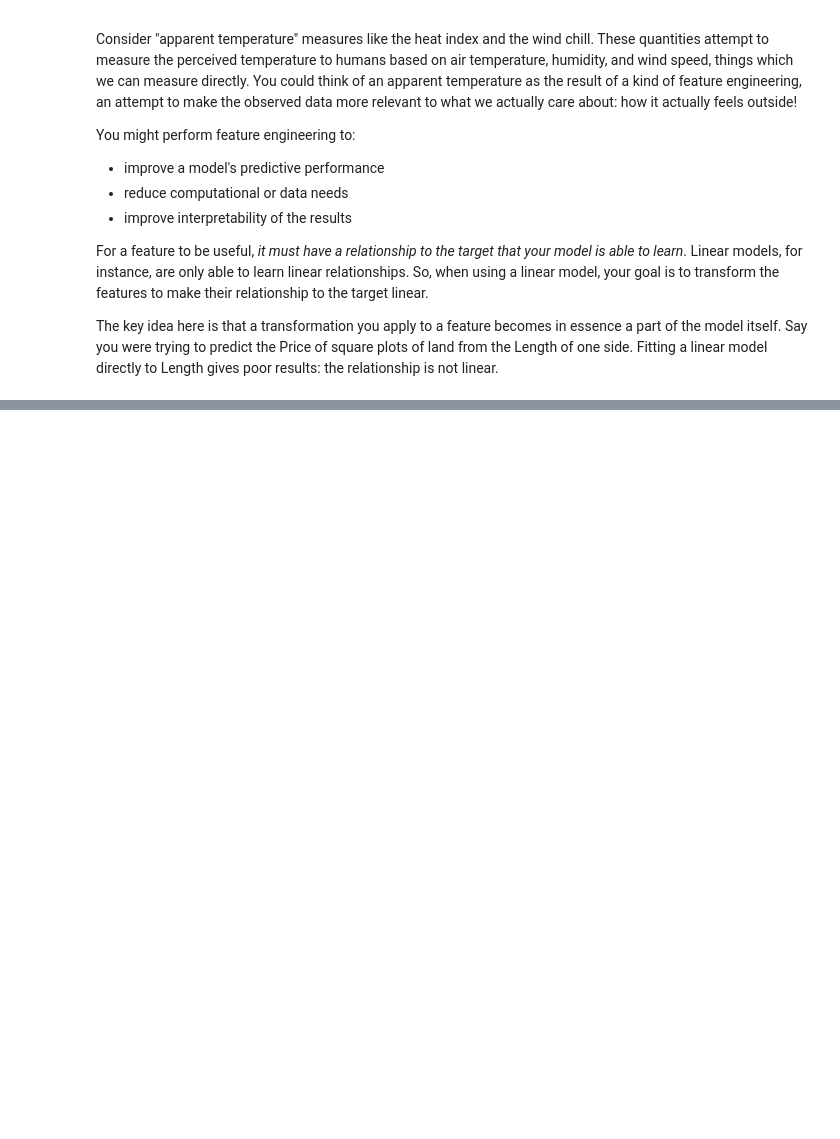
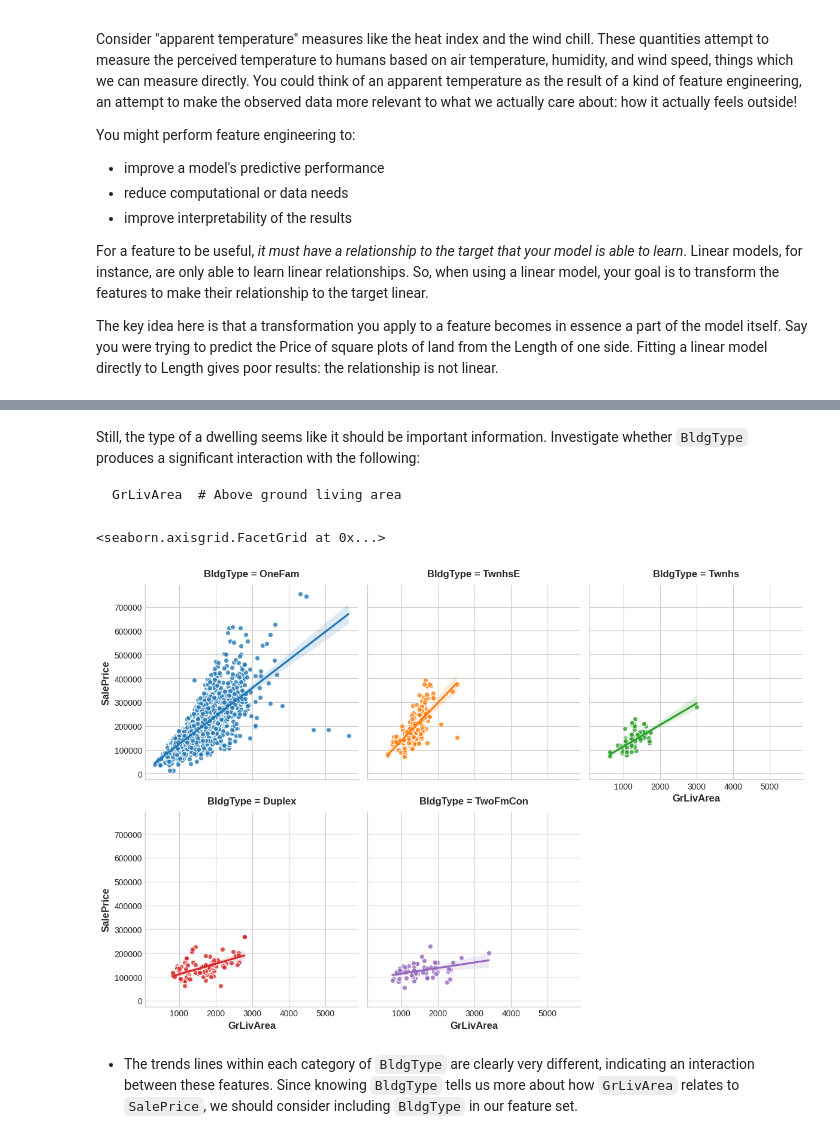
Before and after one commit to nachoacev/practice-data-science, a Jupyter notebook: FeatureEngineering.ipynb, the cells around one changed output, grey strips where cells are left out. Drawn from its saved outputs; the diff is of its cells as text; code cells hidden in the pictures; blank space fills up the shorter version.

````diff
--- a/FeatureEngineering.ipynb
+++ b/FeatureEngineering.ipynb
@@ -30,0 +182,17 @@ The key idea here is that a transformation you apply to a feature becomes in ess
+# %% [markdown]
+Still, the type of a dwelling seems like it should be important information. Investigate whether ``BldgType`` produces a significant interaction with the following:
+```
+GrLivArea  # Above ground living area
+```
+# %%
+feature = "GrLivArea"
+
+sns.lmplot(
+    x=feature, y="SalePrice", hue="BldgType", col="BldgType",
+    data=df, scatter_kws={"edgecolor": 'w'}, col_wrap=3, height=4
+)
+# %% [output]
+<seaborn.axisgrid.FacetGrid at 0x...>
+[figure, added]
+# %% [markdown]
+- The trends lines within each category of ``BldgType`` are clearly very different, indicating an interaction between these features. Since knowing ``BldgType`` tells us more about how ``GrLivArea`` relates to ``SalePrice``, we should consider including ``BldgType`` in our feature set.
````
Also changed, not shown: parts of 11 cells of this notebook.
